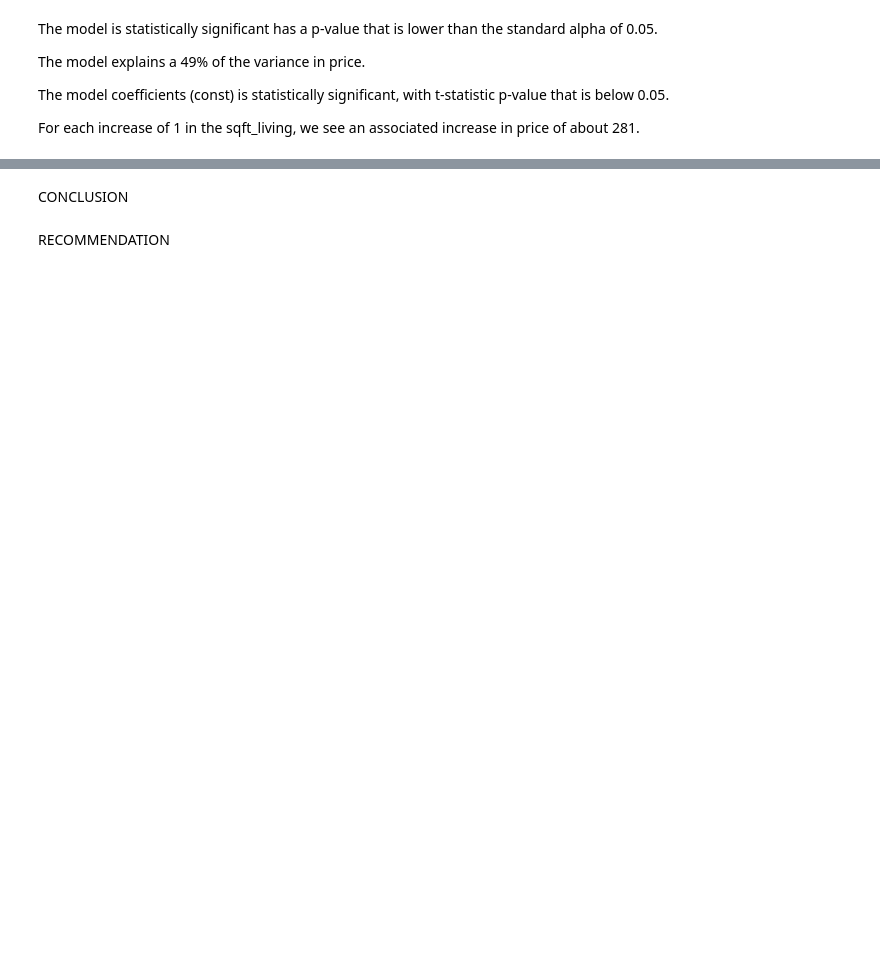
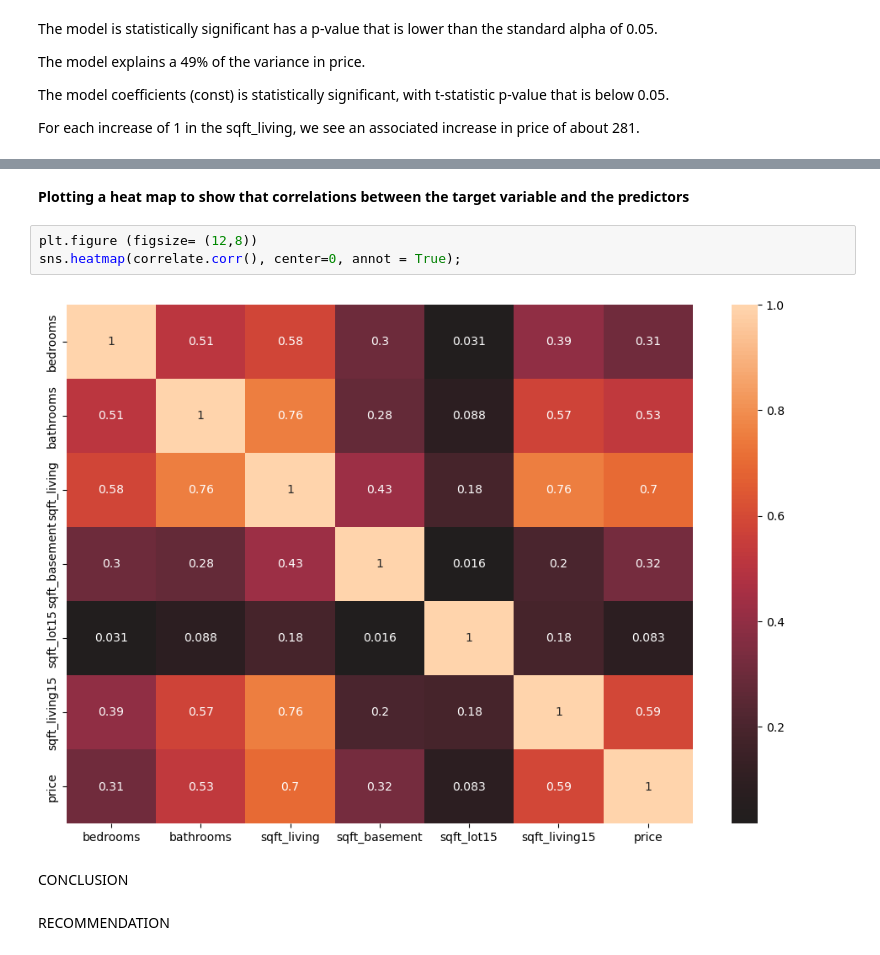
Before and after one commit to mercyodino/phase2_project, a Jupyter notebook: index.ipynb, the cells around one changed output, grey strips where cells are left out. Drawn from its saved outputs; the diff is of its cells as text; blank space fills up the shorter version.

```diff
--- a/index.ipynb
+++ b/index.ipynb
@@ -753,3 +800,10 @@ ValueError: 'price' is not in list
+# %% [markdown]
+**Plotting a heat map to show that correlations between the target variable and the predictors**
+# %%
+plt.figure (figsize= (12,8))
+sns.heatmap(correlate.corr(), center=0, annot = True);
+# %% [output]
+[figure, added]
 # %% [markdown]
 CONCLUSION
 # %% [markdown]
```
Also changed, not shown: parts of 18 cells of this notebook.
